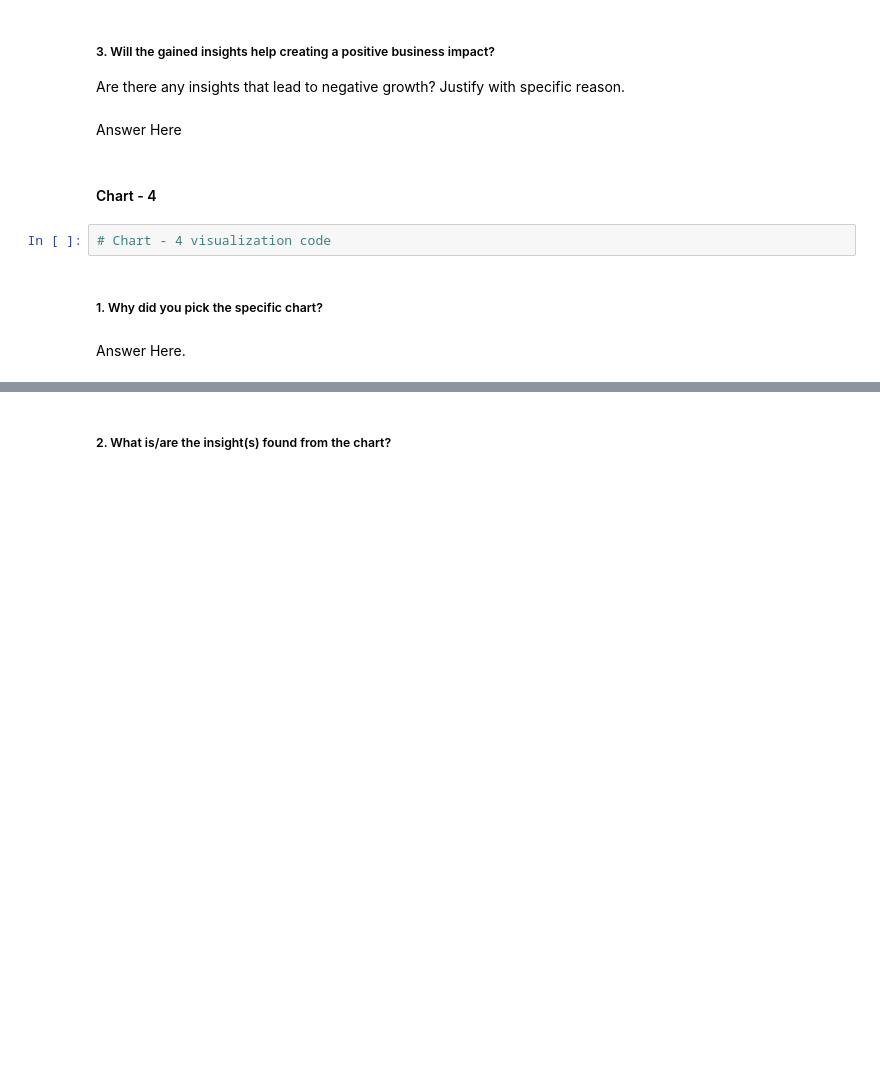
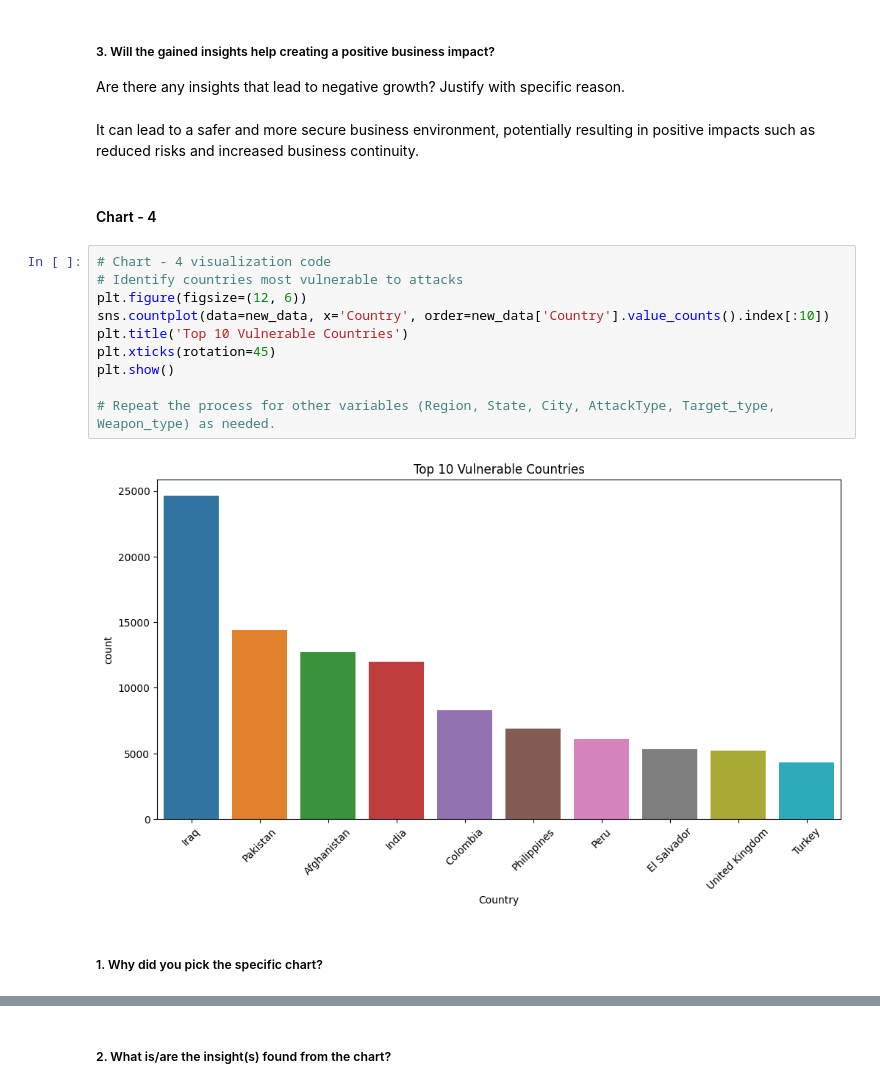
Before and after one commit to Pymadi369/Pymadi369, a Jupyter notebook: Copy_of_EDA_Submission_.ipynb, the cells around one changed output, grey strips where cells are left out. Saved outputs shown, nothing was run; the diff lists cells and outputs as text; blank space fills up the shorter version.

```diff
--- a/Copy_of_EDA_Submission_.ipynb
+++ b/Copy_of_EDA_Submission_.ipynb
@@ -354,13 +465,21 @@ Answer Here
 # %% [markdown]
 ##### 3. Will the gained insights help creating a positive business impact?
 Are there any insights that lead to negative growth? Justify with specific reason.
-# %% [markdown]
-Answer Here
+# %% [markdown]
+It can lead to a safer and more secure business environment, potentially resulting in positive impacts such as reduced risks and increased business continuity.
 # %% [markdown]
 #### Chart - 4
-# %%
-# Chart - 4 visualization code
+# %%
+# Chart - 4 visualization code
+# Identify countries most vulnerable to attacks
+plt.figure(figsize=(12, 6))
+sns.countplot(data=new_data, x='Country', order=new_data['Country'].value_counts().index[:10])
+plt.title('Top 10 Vulnerable Countries')
+plt.xticks(rotation=45)
+plt.show()
+
+# Repeat the process for other variables (Region, State, City, AttackType, Target_type, Weapon_type) as needed.
+# %% [output]
+[figure, added]
 # %% [markdown]
 ##### 1. Why did you pick the specific chart?
-# %% [markdown]
-Answer Here.
```
Also changed, not shown: parts of 128 cells of this notebook.
